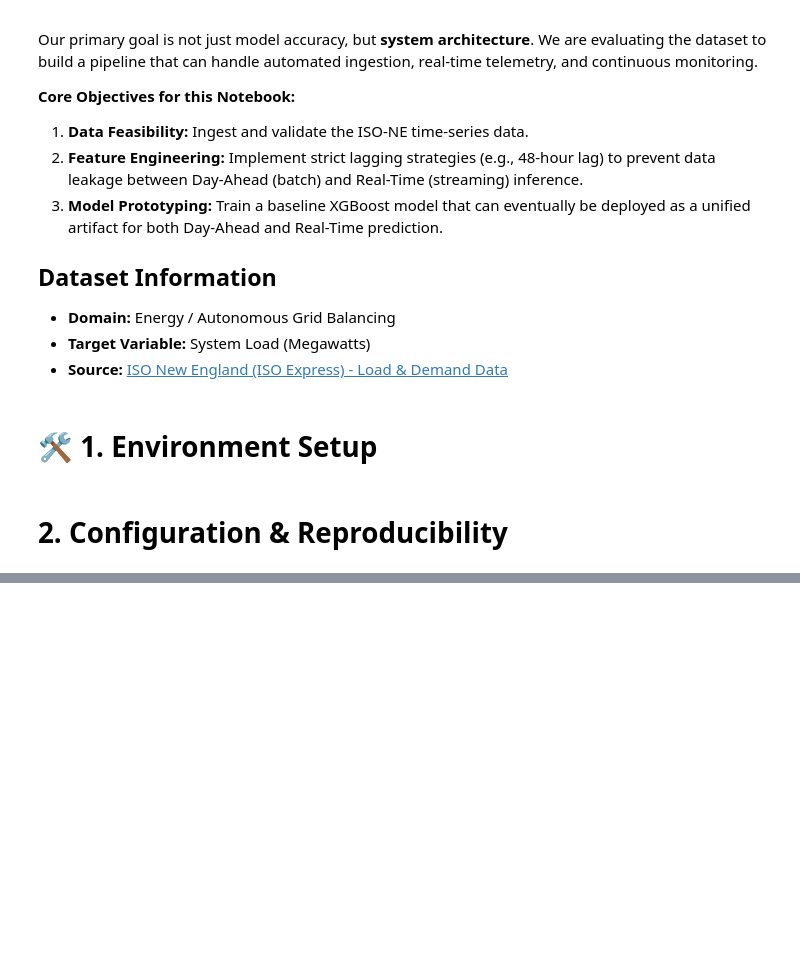
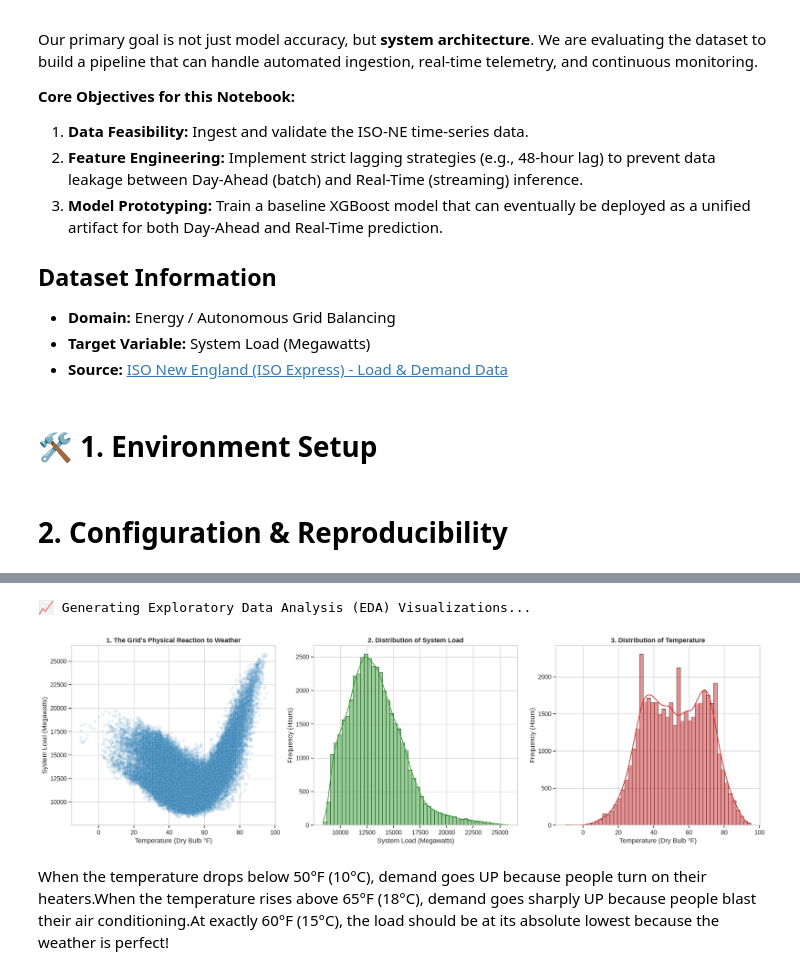
Before and after one commit to abdelhadi-osama/GridCast, a Jupyter notebook: ML_solution_test/ml_solution_test.ipynb, the cells around one changed output, grey strips where cells are left out. Drawn from its saved outputs; the diff is of its cells as text; code cells hidden in the pictures; blank space fills up the shorter version.

```diff
--- a/ML_solution_test/ml_solution_test.ipynb
+++ b/ML_solution_test/ml_solution_test.ipynb
@@ -60,6 +64,7 @@ from sklearn.metrics import (
 # %% [markdown]
 #  2. Configuration & Reproducibility
 # %%
+import os
 
 class Config:
     """
@@ -77,11 +82,14 @@ class Config:
     # ============ DIRECTORIES ============
     MODEL_DIR = "models_iso"
     DATA_DIR = "data_iso"
+    RAW_DIR = f"{DATA_DIR}/raw"
+    PREPROCESSED_DIR = f"{DATA_DIR}/preprocessed"
 
     # ============ TARGET & DOMAIN CONSTANTS ============
     TARGET_COL = "DEMAND"          # Target variable (Megawatts)
     MIN_DEMAND_MW = 5000           # Grid demand in New England almost never drops below 10,000 MW, even in the middle of the night on mild spring days. However, because of "Behind-the-Meter" solar panels (people generating their own solar power at home), the grid sometimes "sees" very low demand.
     MAX_DEMAND_MW = 35000          # The all-time record for peak electricity demand in New England's history was 28,130 MW. This occurred on August 2, 2006, during an extreme summer heat wave.
+
     # ============ OUTLIER HANDLING ============
     IQR_FACTOR = 1.5
 
@@ -118,12 +126,14 @@ class Config:
 config = Config()
 
 # Create directories
-for dir_path in [config.MODEL_DIR, config.DATA_DIR]:
+for dir_path in [config.MODEL_DIR, config.DATA_DIR, config.RAW_DIR, config.PREPROCESSED_DIR]:
     os.makedirs(dir_path, exist_ok=True)
 
 print("✅ Configuration initialized!")
 print(f"📁 Model directory: {config.MODEL_DIR}")
 print(f"📁 Data directory:  {config.DATA_DIR}")
+print(f"📁 Raw directory:   {config.RAW_DIR}")
+print(f"📁 Preprocessed directory: {config.PREPROCESSED_DIR}")
 print(f"🎲 Random state:   {config.RANDOM_STATE} (reproducible)")
 # %% [output]
 ✅ Configuration initialized!
@@ -253,0 +267,11 @@ if master_parquet:
+# %%
+# 1. Locate all Parquet files created in the previous step
+PROC_DIR = Path(config.PREPROCESSED_DIR)
+parquet_files = sorted(PROC_DIR.glob("*.parquet"))
+
+print(f"📂 Found {len(parquet_files)} parquet files to load:")
+for pf in parquet_files:
+    print(f"  - {pf.name}")
+
+# 2. Read each file and concatenate them into a single master DataFrame
+df = pd.concat([pd.read_parquet(pf) for pf in parquet_files], ignore_index=True)
@@ -253,0 +444,61 @@ if master_parquet:
+# %%
+# Set the style for professional-looking plots
+plt.style.use('seaborn-v0_8-whitegrid')
+sns.set_context("notebook", font_scale=1.1)
+
+print("📈 Generating Exploratory Data Analysis (EDA) Visualizations...")
+
+# Create a figure with 3 subplots
+fig, axes = plt.subplots(1, 3, figsize=(20, 6))
+
+# ---------------------------------------------------------
+# 1. SCATTER PLOT: Temperature vs. System Load
+# ---------------------------------------------------------
+# We use a small 'alpha' to make the dots slightly transparent so we can see density
+sns.scatterplot(
+    data=df_clean,
+    x='Dry_Bulb',
+    y='System_Load',
+    alpha=0.1,
+    color='#1f77b4',
+    ax=axes[0]
+)
+axes[0].set_title("1. The Grid's Physical Reaction to Weather", fontweight='bold')
+axes[0].set_xlabel("Temperature (Dry Bulb °F)")
+axes[0].set_ylabel("System Load (Megawatts)")
+
+# ---------------------------------------------------------
+# 2. HISTOGRAM: Distribution of System Load
+# ---------------------------------------------------------
+sns.histplot(
+    df_clean['System_Load'],
+    bins=50,
+    kde=True,
+    color='#2ca02c',
+    ax=axes[1]
+)
+axes[1].set_title("2. Distribution of System Load", fontweight='bold')
+axes[1].set_xlabel("System Load (Megawatts)")
+axes[1].set_ylabel("Frequency (Hours)")
+
+# ---------------------------------------------------------
+# 3. HISTOGRAM: Distribution of Temperature
+# ---------------------------------------------------------
+sns.histplot(
+    df_clean['Dry_Bulb'],
+    bins=50,
+    kde=True,
+    color='#d62728',
+    ax=axes[2]
+)
+axes[2].set_title("3. Distribution of Temperature", fontweight='bold')
+axes[2].set_xlabel("Temperature (Dry Bulb °F)")
+axes[2].set_ylabel("Frequency (Hours)")
+
+plt.tight_layout()
+plt.show()
+# %% [output]
+📈 Generating Exploratory Data Analysis (EDA) Visualizations...
+[figure, added]
+# %% [markdown]
+When the temperature drops below 50°F (10°C), demand goes UP because people turn on their heaters.When the temperature rises above 65°F (18°C), demand goes sharply UP because people blast their air conditioning.At exactly 60°F (15°C), the load should be at its absolute lowest because the weather is perfect!
```
Also changed, not shown: parts of 30 cells of this notebook.
